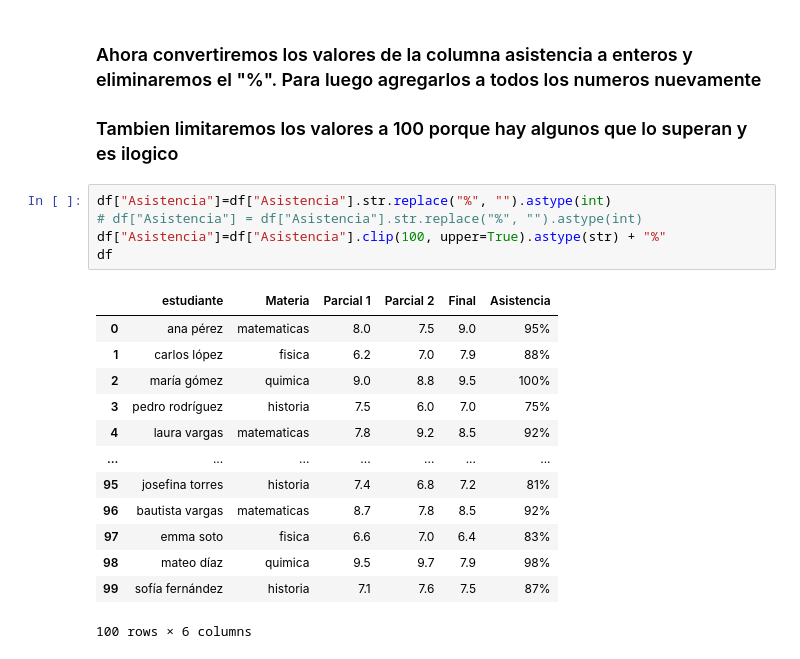
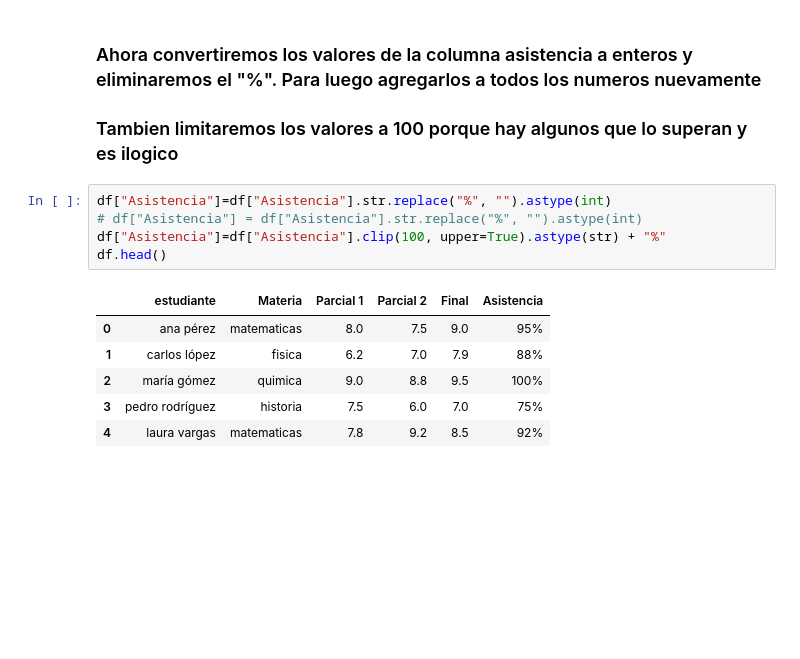
Before and after one commit to Emiliojoa/modelo-parcial, a Jupyter notebook: main (1).ipynb, the cells around one changed output. Drawn from its saved outputs; the diff is of its cells as text; blank space fills up the shorter version.

```diff
--- a/main (1).ipynb
+++ b/main (1).ipynb
@@ -153,19 +180,12 @@ dtype: int64
 # %%
 df["Asistencia"]=df["Asistencia"].str.replace("%", "").astype(int)
 # df["Asistencia"] = df["Asistencia"].str.replace("%", "").astype(int)
 df["Asistencia"]=df["Asistencia"].clip(100, upper=True).astype(str) + "%"
-df
+df.head()
 # %% [output]
 |  | estudiante | Materia | Parcial 1 | Parcial 2 | Final | Asistencia |
 | 0 | ana pérez | matematicas | 8.0 | 7.5 | 9.0 | 95% |
 | 1 | carlos lópez | fisica | 6.2 | 7.0 | 7.9 | 88% |
 | 2 | maría gómez | quimica | 9.0 | 8.8 | 9.5 | 100% |
 | 3 | pedro rodríguez | historia | 7.5 | 6.0 | 7.0 | 75% |
 | 4 | laura vargas | matematicas | 7.8 | 9.2 | 8.5 | 92% |
-| ... | ... | ... | ... | ... | ... | ... |
-| 95 | josefina torres | historia | 7.4 | 6.8 | 7.2 | 81% |
-| 96 | bautista vargas | matematicas | 8.7 | 7.8 | 8.5 | 92% |
-| 97 | emma soto | fisica | 6.6 | 7.0 | 6.4 | 83% |
-| 98 | mateo díaz | quimica | 9.5 | 9.7 | 7.9 | 98% |
-| 99 | sofía fernández | historia | 7.1 | 7.6 | 7.5 | 87% |
-100 rows × 6 columns
```
Also changed, not shown: parts of 16 cells of this notebook, 1 other file.
